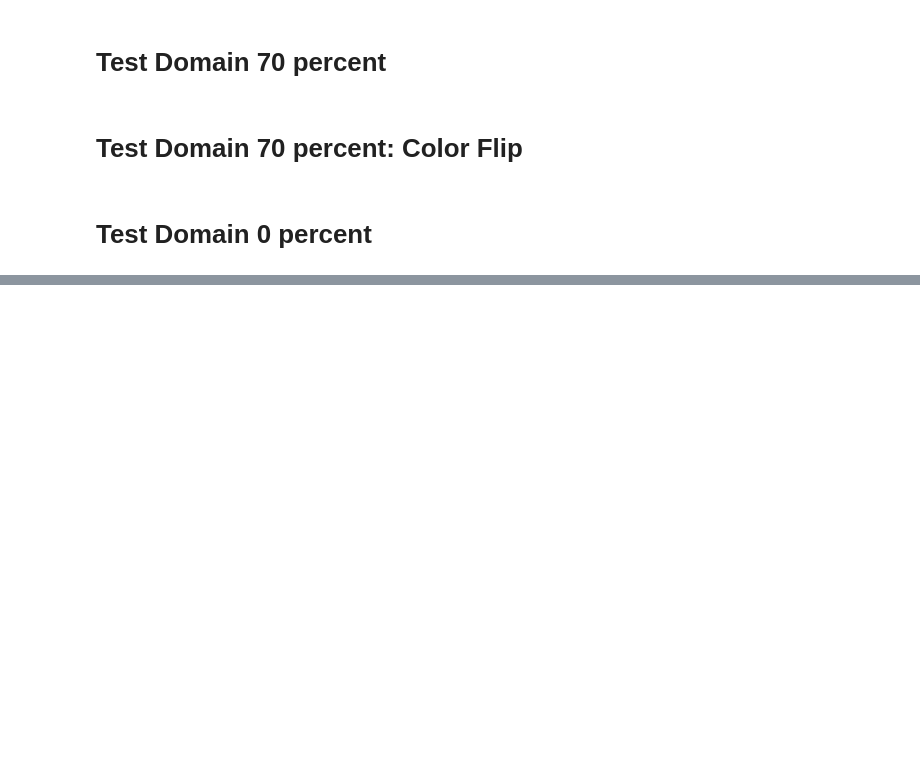
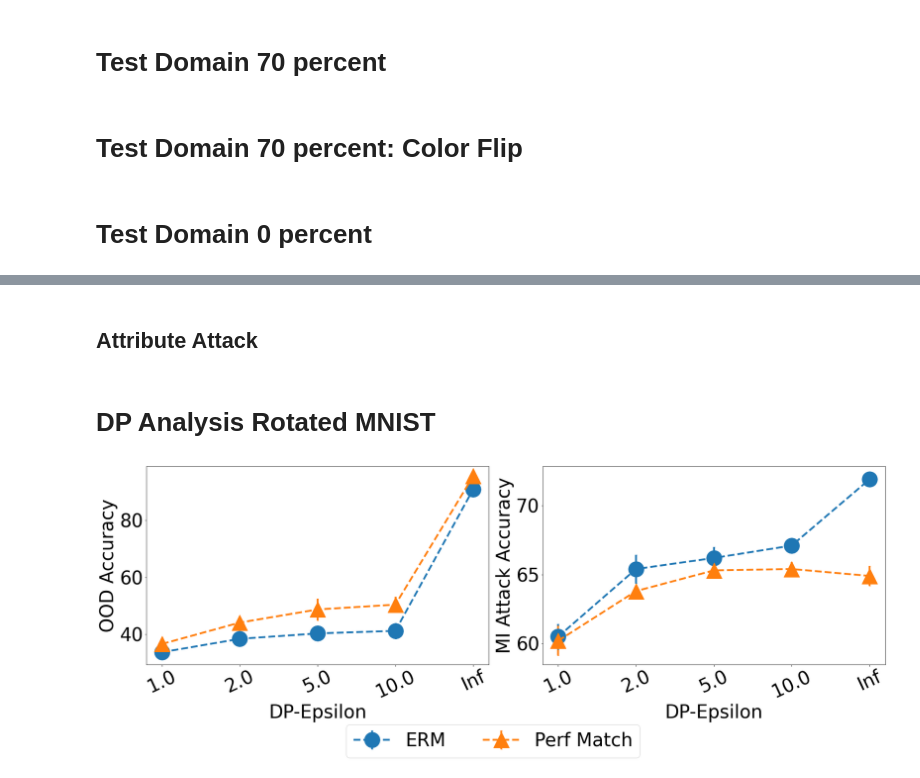
Before and after one commit to microsoft/robustdg, a Jupyter notebook: docs/notebooks/usenix_results.ipynb, the cells around one changed output, grey strips where cells are left out. Drawn from its saved outputs; the diff is of its cells as text; code cells hidden in the pictures; blank space fills up the shorter version.

```diff
--- a/docs/notebooks/usenix_results.ipynb
+++ b/docs/notebooks/usenix_results.ipynb
@@ -234,0 +279,2 @@ att_err=[]
+# %% [markdown]
+## Attribute Attack
@@ -234,0 +305,46 @@ att_err=[]
+# %% [markdown]
+# DP Analysis Rotated MNIST
+# %%
+x=['1.0', '2.0', '5.0', '10.0', 'Inf']
+matplotlib.rcParams.update({'errorbar.capsize': 2})
+fig, ax = plt.subplots(1, 2, figsize=(24, 8))
+fontsize=40
+fontsize_lgd= fontsize/1.2
+marker_list = ['o', '^']
+
+#OOD Accuracy
+ax[0].tick_params(labelsize=fontsize)
+ax[0].set_xticklabels(x, rotation=25)
+ax[0].set_ylabel('OOD Accuracy', fontsize=fontsize)
+ax[0].set_xlabel('DP-Epsilon', fontsize=fontsize)
+
+erm_acc= [33.7, 38.4, 40.3, 41.2, 90.9]
+erm_std= [1.15, 2.45, 2.38, 2.73, 0.24]
+perf_acc= [36.6, 44.1, 48.7, 50.4, 95.5]
+perf_std= [0.69, 1.236, 3.75, 2.78, 0.26]
+
+ax[0].errorbar(x, erm_acc, yerr=erm_std, marker= marker_list[0], markersize= fontsize_lgd, linewidth=4, fmt='o--', label='ERM')
+ax[0].errorbar(x, perf_acc, yerr=perf_std, marker= marker_list[1], markersize= fontsize_lgd, linewidth=4, fmt='o--', label='Perf Match')
+
+#MI Attack
+ax[1].tick_params(labelsize=fontsize)
+ax[1].set_xticklabels(x, rotation=25)
+ax[1].set_ylabel('MI Attack Accuracy', fontsize=fontsize)
+ax[1].set_xlabel('DP-Epsilon', fontsize=fontsize)
+
+erm_acc=  [60.5, 65.4, 66.2, 67.1, 71.9]
+erm_std=  [0.92, 1.03, 0.81, 0.41, 0.29]
+perf_acc= [60.2, 63.8, 65.3, 65.4, 64.9]
+perf_std= [1.07, 0.42, 0.38, 0.50, 0.72]
+
+ax[1].errorbar(x, erm_acc, yerr=erm_std, marker= marker_list[0], markersize= fontsize_lgd, linewidth=4, fmt='o--', label='ERM')
+ax[1].errorbar(x, perf_acc, yerr=perf_std, marker= marker_list[1], markersize= fontsize_lgd, linewidth=4, fmt='o--', label='Perf Match')
+
+
+lines, labels = fig.axes[-1].get_legend_handles_labels()
+lgd= fig.legend(lines, labels, loc="lower center", bbox_to_anchor=(0.5, -0.15), fontsize=fontsize, ncol=3)
+
+plt.tight_layout()
+plt.savefig('../../results/dp_rmnist.pdf', bbox_extra_artists=(lgd,), bbox_inches='tight',  dpi=600)
+# %% [output]
+[figure, added]
```
Also changed, not shown: parts of 18 cells of this notebook, 24 other files.
